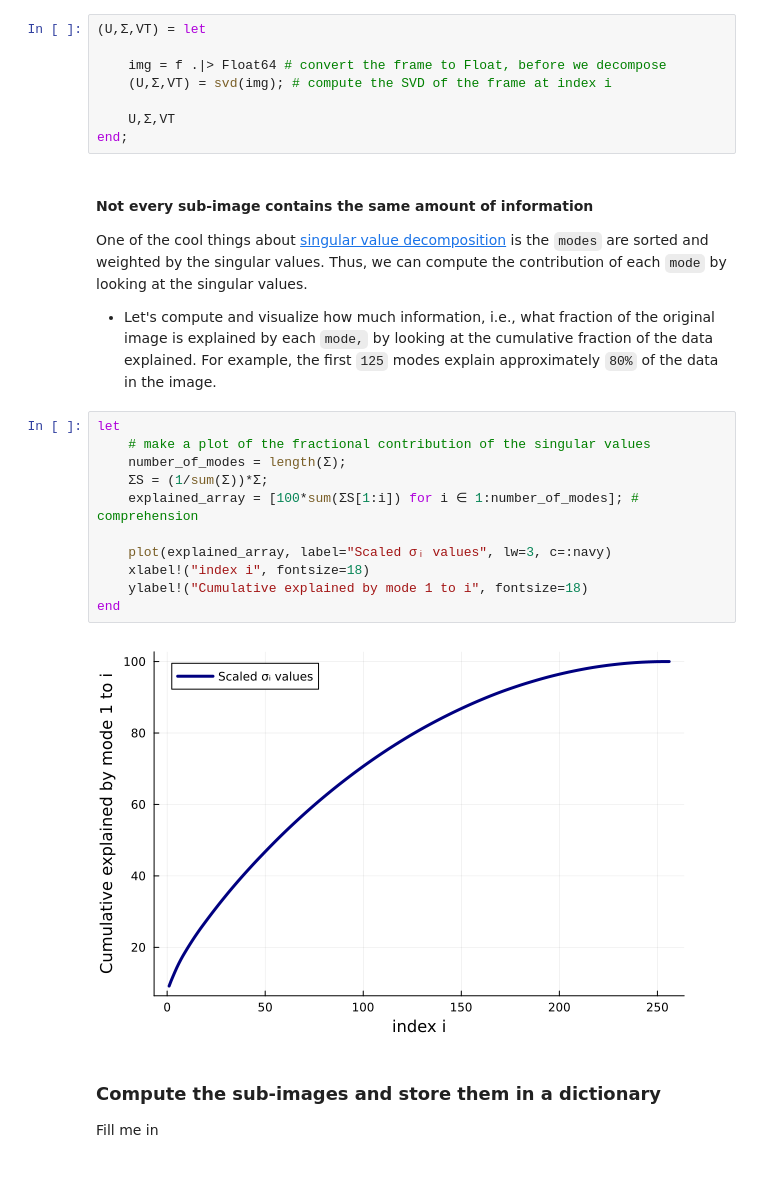
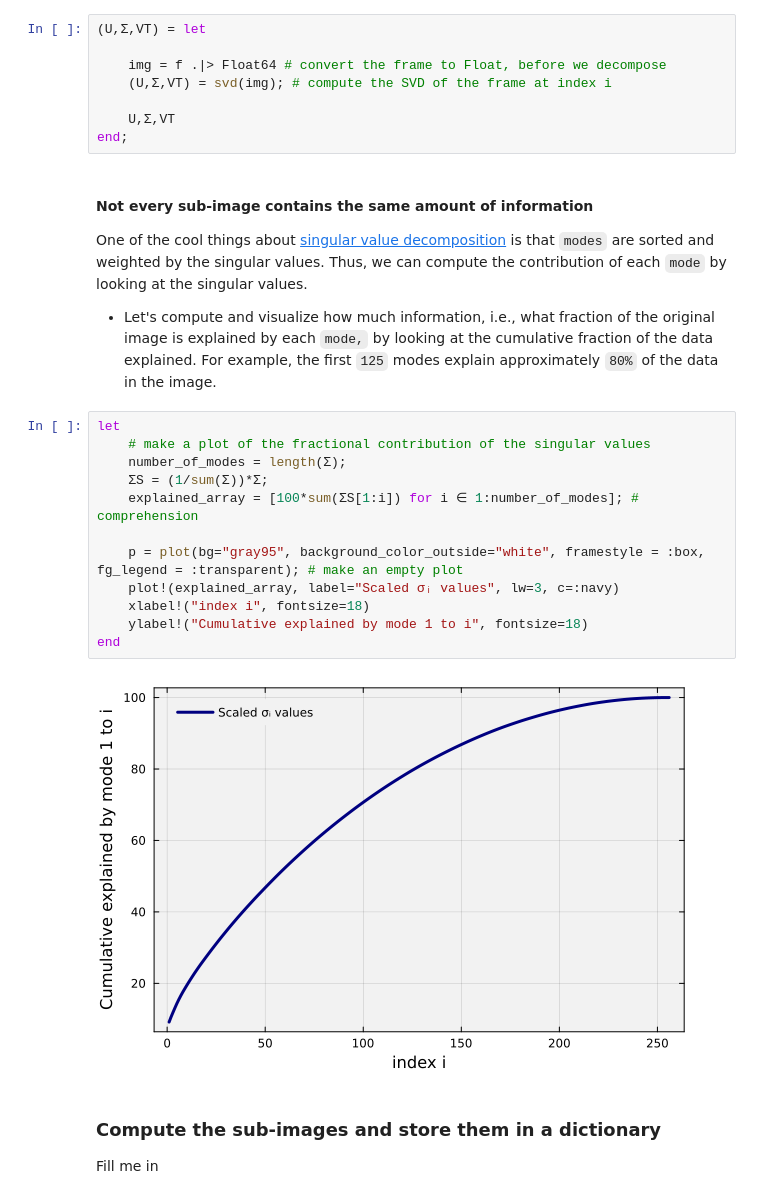
Before and after one commit to varnerlab/CHEME-5820-Lectures-Spring-2025, a Jupyter notebook: lectures/week-2/L2c/CHEME-5820-L2c-SingularValueDecomposition-S2025.ipynb, the cells around one changed output. Saved outputs shown, nothing was run; the diff lists cells and outputs as text.

```diff
--- a/lectures/week-2/L2c/CHEME-5820-L2c-SingularValueDecomposition-S2025.ipynb
+++ b/lectures/week-2/L2c/CHEME-5820-L2c-SingularValueDecomposition-S2025.ipynb
@@ -84,21 +107,22 @@ Fill me in
 end;
 # %% [markdown]
 #### Not every sub-image contains the same amount of information
-One of the cool things about [singular value decomposition](https://en.wikipedia.org/wiki/Singular_value_decomposition) is the `modes` are sorted and weighted by the singular values. Thus, we can compute the contribution of each `mode` by looking at the singular values.
+One of the cool things about [singular value decomposition](https://en.wikipedia.org/wiki/Singular_value_decomposition) is that `modes` are sorted and weighted by the singular values. Thus, we can compute the contribution of each `mode` by looking at the singular values.
 * Let's compute and visualize how much information, i.e., what fraction of the original image is explained by each `mode,` by looking at the cumulative fraction of the data explained. For example, the first `125` modes explain approximately `80%` of the data in the image.
 # %%
 let
     # make a plot of the fractional contribution of the singular values
     number_of_modes = length(Σ);
     ΣS = (1/sum(Σ))*Σ;
     explained_array = [100*sum(ΣS[1:i]) for i ∈ 1:number_of_modes]; # comprehension
 
-    plot(explained_array, label="Scaled σᵢ values", lw=3, c=:navy)
+    p = plot(bg="gray95", background_color_outside="white", framestyle = :box, fg_legend = :transparent); # make an empty plot
+    plot!(explained_array, label="Scaled σᵢ values", lw=3, c=:navy)
     xlabel!("index i", fontsize=18)
     ylabel!("Cumulative explained by mode 1 to i", fontsize=18)
 end
 # %% [output]
-[figure, old version]
+[figure, new version]
 # %% [markdown]
 ### Compute the sub-images and store them in a dictionary
 Fill me in
```
Also changed, not shown: parts of 7 cells of this notebook, 1 other file.
